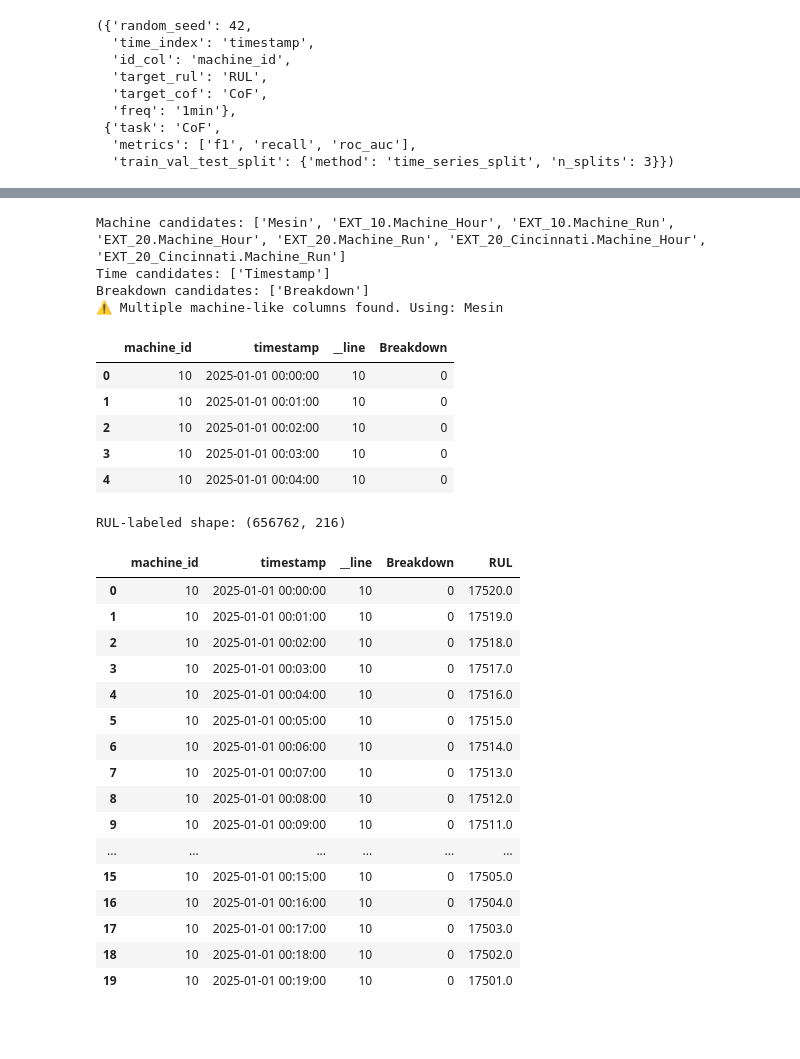
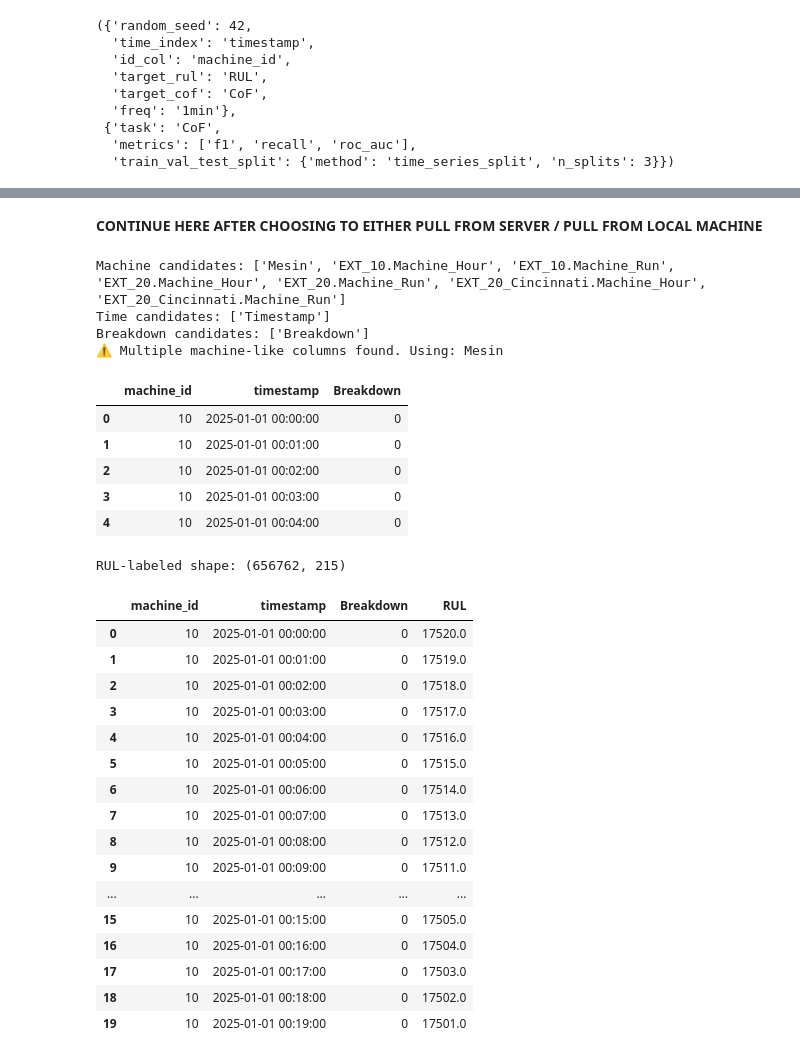
Before and after one commit to rdammara/pdm-project, a Jupyter notebook: notebooks/RUL/01_eda_data_prep_RUL.ipynb, the cells around one changed output, grey strips where cells are left out. Drawn from its saved outputs; the diff is of its cells as text; code cells hidden in the pictures; blank space fills up the shorter version.

```diff
--- a/notebooks/RUL/01_eda_data_prep_RUL.ipynb
+++ b/notebooks/RUL/01_eda_data_prep_RUL.ipynb
@@ -65,0 +114,8 @@ base_cfg, task_cfg
+# %%
+df10 = pd.read_sql("SELECT * FROM dbo.DM_Machine_Learning_Line_10", conn)
+df20 = pd.read_sql("SELECT * FROM dbo.DM_Machine_Learning_Line_20", conn)
+
+dfs=[df10, df20]
+df_raw = pd.concat(dfs, ignore_index=True)
+print("Combined raw:", df_raw.shape)
+df_raw.head()
@@ -66,7 +133,7 @@ base_cfg, task_cfg
 # %%
 # Adjust these if your filenames/locations are different
-line10_path = RAW_DIR / "Line10" / "DM_Machine_Learning_Line_10.csv"
-line20_path = RAW_DIR / "Line20" / "DM_Machine_Learning_Line_20.csv"
+line10_path = pd.read_sql("SELECT * FROM dbo.DM_Machine_Learning_Line_10", conn)
+##line20_path = RAW_DIR / "Line20" / "DM_Machine_Learning_Line_20.csv"
 
 dfs = []
 
@@ -106,3 +164,5 @@ Combined raw: (699840, 221)
+# %% [markdown]
+**CONTINUE HERE AFTER CHOOSING TO EITHER PULL FROM SERVER / PULL FROM LOCAL MACHINE**
 # %%
 # Normalize key columns
 df = df_raw.copy()
@@ -146,69 +206,69 @@ else:
 df["timestamp"] = pd.to_datetime(df["timestamp"], errors="coerce")
 df = df.sort_values(["machine_id", "timestamp"]).reset_index(drop=True)
 
-df[["machine_id","timestamp","__line"] + (["Breakdown"] if "Breakdown" in df.columns else [])].head()
+df[["machine_id","timestamp"] + (["Breakdown"] if "Breakdown" in df.columns else [])].head()
 # %% [output]
 Machine candidates: ['Mesin', 'EXT_10.Machine_Hour', 'EXT_10.Machine_Run', 'EXT_20.Machine_Hour', 'EXT_20.Machine_Run', 'EXT_20_Cincinnati.Machine_Hour', 'EXT_20_Cincinnati.Machine_Run']
 Time candidates: ['Timestamp']
 Breakdown candidates: ['Breakdown']
 ⚠️ Multiple machine-like columns found. Using: Mesin
-|  | machine_id | timestamp | __line | Breakdown |
-| 0 | 10 | 2025-01-01 00:00:00 | 10 | 0 |
-| 1 | 10 | 2025-01-01 00:01:00 | 10 | 0 |
-| 2 | 10 | 2025-01-01 00:02:00 | 10 | 0 |
-| 3 | 10 | 2025-01-01 00:03:00 | 10 | 0 |
-| 4 | 10 | 2025-01-01 00:04:00 | 10 | 0 |
+|  | machine_id | timestamp | Breakdown |
+| 0 | 10 | 2025-01-01 00:00:00 | 0 |
+| 1 | 10 | 2025-01-01 00:01:00 | 0 |
+| 2 | 10 | 2025-01-01 00:02:00 | 0 |
+| 3 | 10 | 2025-01-01 00:03:00 | 0 |
+| 4 | 10 | 2025-01-01 00:04:00 | 0 |
 # %%
 # Compute RUL in minutes until next Breakdown==1 per machine
 if "Breakdown" not in df.columns:
     raise RuntimeError("Need 'Breakdown' to compute RUL. Adapt this cell if you use another label source.")
 
 ruls = []
 
 for mid, g in df.groupby("machine_id", sort=True):
     g = g.sort_values("timestamp").reset_index(drop=True)
     ts = g["timestamp"].values
     br = g["Breakdown"].values
 
     idx_fail = np.where(br == 1)[0]
     if len(idx_fail) == 0:
         rul = np.full(len(g), np.nan, dtype="float32")
     else:
         rul = np.full(len(g), np.nan, dtype="float32")
         for fi in idx_fail:
             t_fail = ts[fi]
             dt = (t_fail - ts[:fi+1]) / np.timedelta64(1, "m")
             dt = np.maximum(dt, 0)
             mask = np.isnan(rul[:fi+1])
             rul[:fi+1][mask] = dt[mask]
 
     g2 = g.copy()
     g2["RUL"] = rul
     ruls.append(g2)
 
 df_rul = pd.concat(ruls, ignore_index=True)
 df_rul = df_rul.dropna(subset=["RUL"]).reset_index(drop=True)
 
 print("RUL-labeled shape:", df_rul.shape)
-df_rul[["machine_id","timestamp","__line","Breakdown","RUL"]].head(20)
+df_rul[["machine_id","timestamp","Breakdown","RUL"]].head(20)
 # %% [output]
-RUL-labeled shape: (656762, 216)
+RUL-labeled shape: (656762, 215)
-|  | machine_id | timestamp | __line | Breakdown | RUL |
-| 0 | 10 | 2025-01-01 00:00:00 | 10 | 0 | 17520.0 |
-| 1 | 10 | 2025-01-01 00:01:00 | 10 | 0 | 17519.0 |
-| 2 | 10 | 2025-01-01 00:02:00 | 10 | 0 | 17518.0 |
-| 3 | 10 | 2025-01-01 00:03:00 | 10 | 0 | 17517.0 |
-| 4 | 10 | 2025-01-01 00:04:00 | 10 | 0 | 17516.0 |
-| 5 | 10 | 2025-01-01 00:05:00 | 10 | 0 | 17515.0 |
-| 6 | 10 | 2025-01-01 00:06:00 | 10 | 0 | 17514.0 |
-| 7 | 10 | 2025-01-01 00:07:00 | 10 | 0 | 17513.0 |
-| 8 | 10 | 2025-01-01 00:08:00 | 10 | 0 | 17512.0 |
-| 9 | 10 | 2025-01-01 00:09:00 | 10 | 0 | 17511.0 |
-| ... | ... | ... | ... | ... | ... |
-| 15 | 10 | 2025-01-01 00:15:00 | 10 | 0 | 17505.0 |
-| 16 | 10 | 2025-01-01 00:16:00 | 10 | 0 | 17504.0 |
-| 17 | 10 | 2025-01-01 00:17:00 | 10 | 0 | 17503.0 |
-| 18 | 10 | 2025-01-01 00:18:00 | 10 | 0 | 17502.0 |
-| 19 | 10 | 2025-01-01 00:19:00 | 10 | 0 | 17501.0 |
+|  | machine_id | timestamp | Breakdown | RUL |
+| 0 | 10 | 2025-01-01 00:00:00 | 0 | 17520.0 |
+| 1 | 10 | 2025-01-01 00:01:00 | 0 | 17519.0 |
+| 2 | 10 | 2025-01-01 00:02:00 | 0 | 17518.0 |
+| 3 | 10 | 2025-01-01 00:03:00 | 0 | 17517.0 |
+| 4 | 10 | 2025-01-01 00:04:00 | 0 | 17516.0 |
+| 5 | 10 | 2025-01-01 00:05:00 | 0 | 17515.0 |
+| 6 | 10 | 2025-01-01 00:06:00 | 0 | 17514.0 |
+| 7 | 10 | 2025-01-01 00:07:00 | 0 | 17513.0 |
+| 8 | 10 | 2025-01-01 00:08:00 | 0 | 17512.0 |
+| 9 | 10 | 2025-01-01 00:09:00 | 0 | 17511.0 |
+| ... | ... | ... | ... | ... |
+| 15 | 10 | 2025-01-01 00:15:00 | 0 | 17505.0 |
+| 16 | 10 | 2025-01-01 00:16:00 | 0 | 17504.0 |
+| 17 | 10 | 2025-01-01 00:17:00 | 0 | 17503.0 |
+| 18 | 10 | 2025-01-01 00:18:00 | 0 | 17502.0 |
+| 19 | 10 | 2025-01-01 00:19:00 | 0 | 17501.0 |
 # %%
 LABELLED_RUL_PARQ = PROCESSED_DIR / "rul_labeled.parquet"
```
Also changed, not shown: parts of 9 cells of this notebook, 1 other file.
